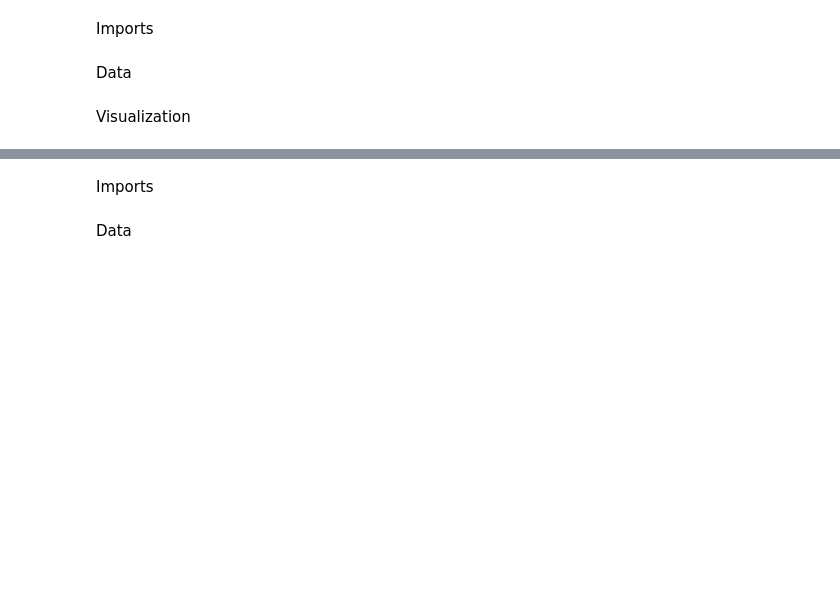
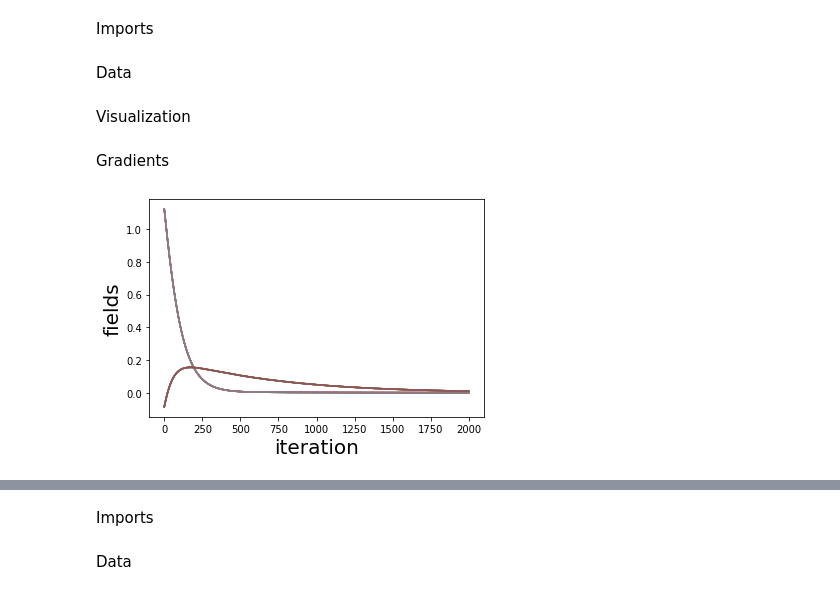
Before and after one commit to emacosta95/DL-VLM, a Jupyter notebook: Visualization.ipynb, the cells around one changed output, grey strips where cells are left out. Saved outputs shown, nothing was run; the diff lists cells and outputs as text; code cells hidden in the pictures; blank space fills up the shorter version.

```diff
--- a/Visualization.ipynb
+++ b/Visualization.ipynb
@@ -55,5 +56,16 @@ dz=data['dz']
 # %% [markdown]
 Visualization
+# %% [markdown]
+Gradients
+# %%
+for i in range(1):
+    plt.xlabel('iteration',fontsize=20)
+    plt.ylabel('fields',fontsize=20)
+    plt.plot(gradient[i,:,0,:])
+    plt.plot(gradient[i,:,1,:])
+    plt.show()
+# %% [output]
+[figure, added]
 # %%
 for i in range(10):
     plt.title('energy',fontsize=20)
```
Also changed, not shown: parts of 27 cells of this notebook, 4 other files.
